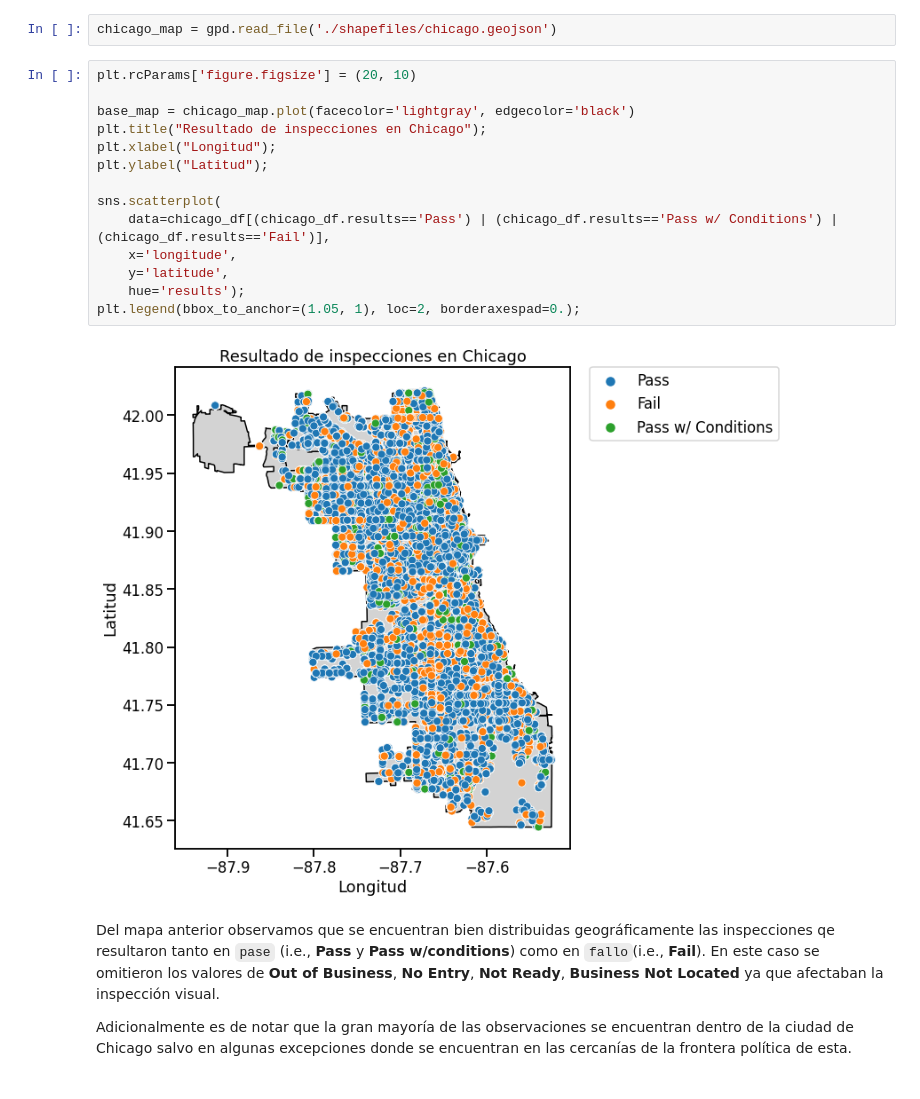
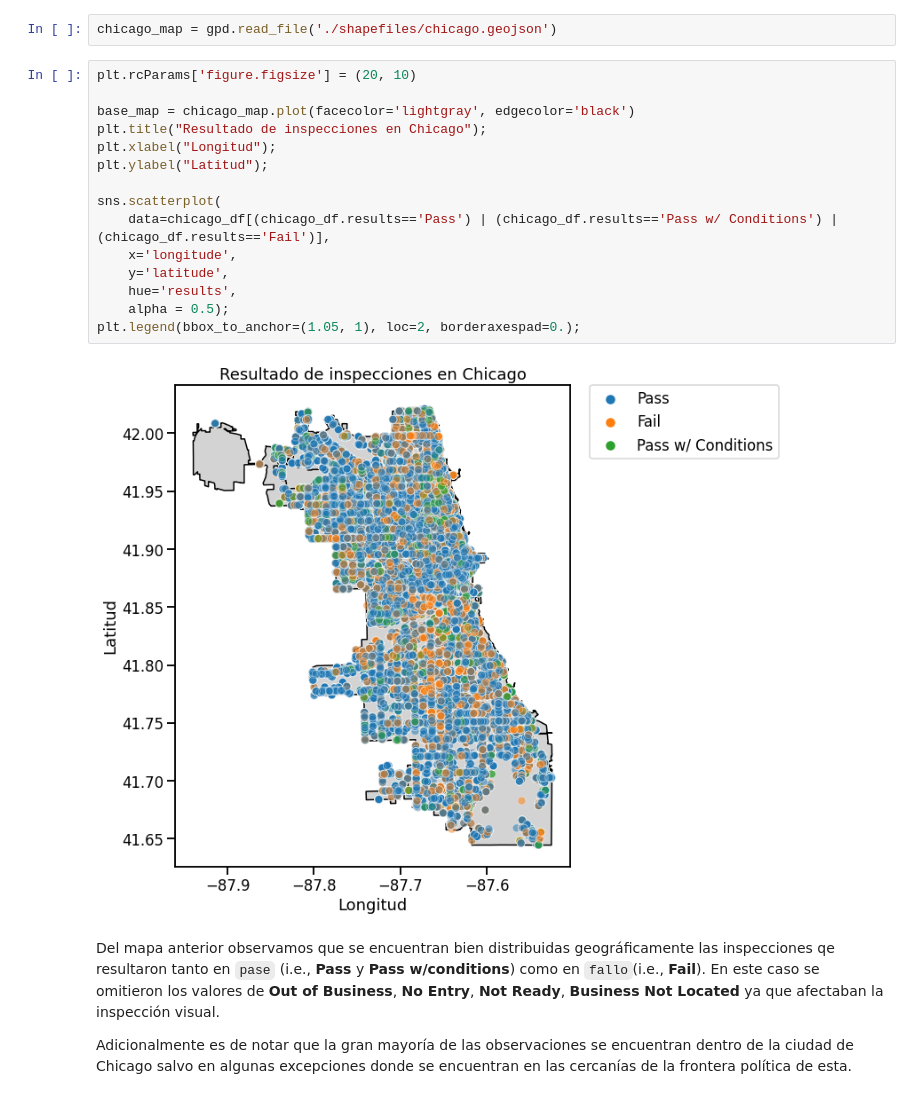
Before and after one commit to lechugaa/dpa-project, a Jupyter notebook: notebooks/eda.ipynb, the cells around one changed output. Saved outputs shown, nothing was run; the diff lists cells and outputs as text.

```diff
--- a/notebooks/eda.ipynb
+++ b/notebooks/eda.ipynb
@@ -355,19 +356,20 @@ chicago_map = gpd.read_file('./shapefiles/chicago.geojson')
 # %%
 plt.rcParams['figure.figsize'] = (20, 10)
 
 base_map = chicago_map.plot(facecolor='lightgray', edgecolor='black')
 plt.title("Resultado de inspecciones en Chicago");
 plt.xlabel("Longitud");
 plt.ylabel("Latitud");
 
 sns.scatterplot(
     data=chicago_df[(chicago_df.results=='Pass') | (chicago_df.results=='Pass w/ Conditions') | (chicago_df.results=='Fail')],
     x='longitude',
     y='latitude',
-    hue='results');
+    hue='results',
+    alpha = 0.5);
 plt.legend(bbox_to_anchor=(1.05, 1), loc=2, borderaxespad=0.);
 # %% [output]
-[figure, old version]
+[figure, new version]
 # %% [markdown]
 Del mapa anterior observamos que se encuentran bien distribuidas geográficamente las inspecciones qe resultaron tanto en `pase` (i.e., **Pass** y **Pass w/conditions**) como en `fallo`(i.e., **Fail**). En este caso se omitieron los valores de **Out of Business**, **No Entry**, **Not Ready**, **Business Not Located** ya que afectaban la inspección visual.
 
```
Also changed, not shown: parts of 10 cells of this notebook.
